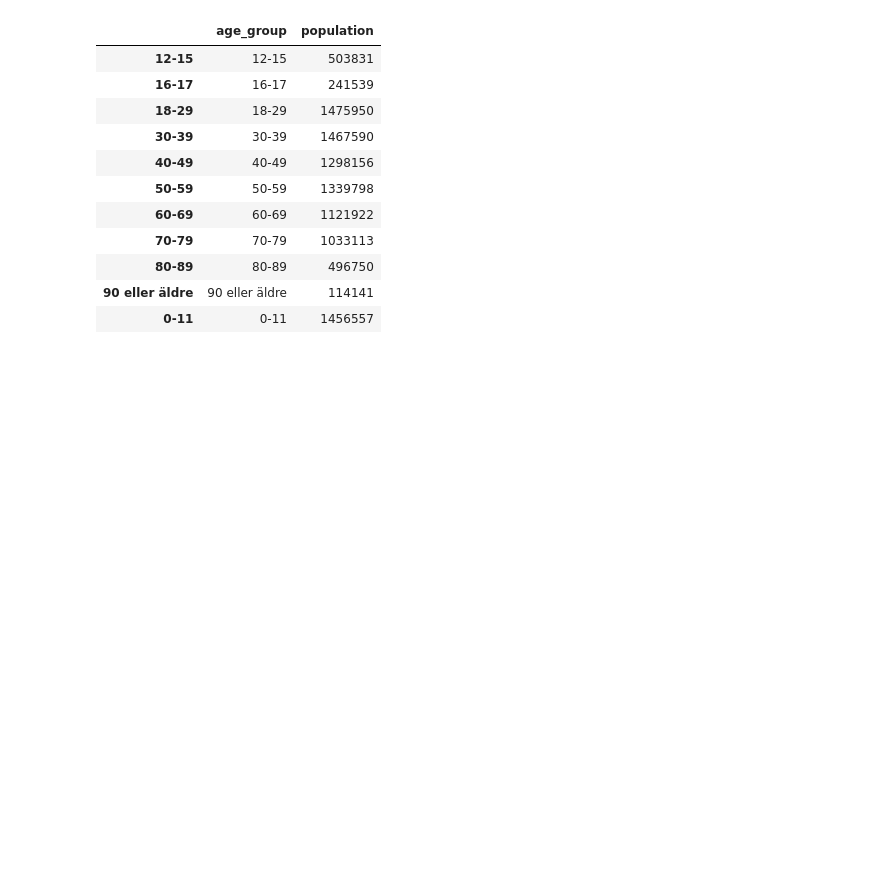
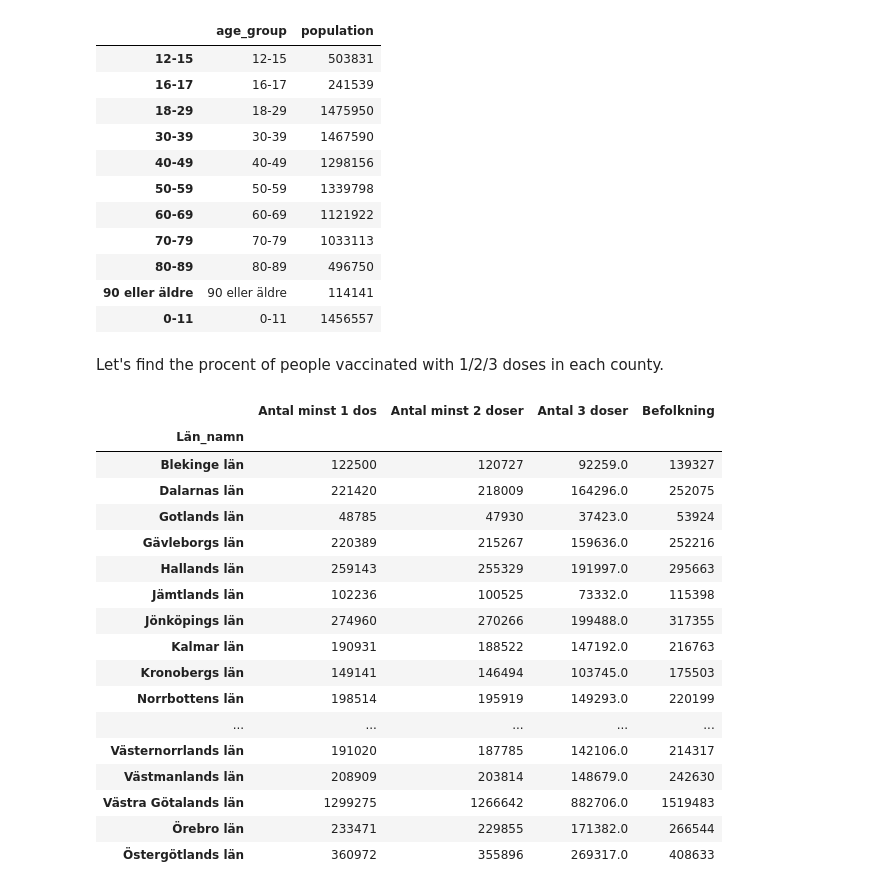
Before and after one commit to MaryKavalion/Data_Processing-Mary-Kavalionak, a Jupyter notebook: Lab-Covid19/Part 2. Warming_up_vaccination.ipynb, the cells around one changed output. Saved outputs shown, nothing was run; the diff lists cells and outputs as text; code cells hidden in the pictures; blank space fills up the shorter version.

```diff
--- a/Lab-Covid19/Part 2. Warming_up_vaccination.ipynb
+++ b/Lab-Covid19/Part 2. Warming_up_vaccination.ipynb
@@ -150,0 +153,26 @@ px.pie(age_frame, values = 'population', names = 'age_group', title = "Swedish p
+# %% [markdown]
+Let's find the procent of people vaccinated with 1/2/3 doses in each county.
+# %%
+counties_vaccinated = vaccindata.groupby('Län_namn')[
+    ['Antal minst 1 dos', 'Antal minst 2 doser', 'Antal 3 doser', 'Befolkning']
+    ].sum()
+counties_vaccinated
+# %% [output]
+|  | Antal minst 1 dos | Antal minst 2 doser | Antal 3 doser | Befolkning |
+| Län_namn |  |  |  |  |
+| Blekinge län | 122500 | 120727 | 92259.0 | 139327 |
+| Dalarnas län | 221420 | 218009 | 164296.0 | 252075 |
+| Gotlands län | 48785 | 47930 | 37423.0 | 53924 |
+| Gävleborgs län | 220389 | 215267 | 159636.0 | 252216 |
+| Hallands län | 259143 | 255329 | 191997.0 | 295663 |
+| Jämtlands län | 102236 | 100525 | 73332.0 | 115398 |
+| Jönköpings län | 274960 | 270266 | 199488.0 | 317355 |
+| Kalmar län | 190931 | 188522 | 147192.0 | 216763 |
+| Kronobergs län | 149141 | 146494 | 103745.0 | 175503 |
+| Norrbottens län | 198514 | 195919 | 149293.0 | 220199 |
+| ... | ... | ... | ... | ... |
+| Västernorrlands län | 191020 | 187785 | 142106.0 | 214317 |
+| Västmanlands län | 208909 | 203814 | 148679.0 | 242630 |
+| Västra Götalands län | 1299275 | 1266642 | 882706.0 | 1519483 |
+| Örebro län | 233471 | 229855 | 171382.0 | 266544 |
+| Östergötlands län | 360972 | 355896 | 269317.0 | 408633 |
```
Also changed, not shown: parts of 14 cells of this notebook.
